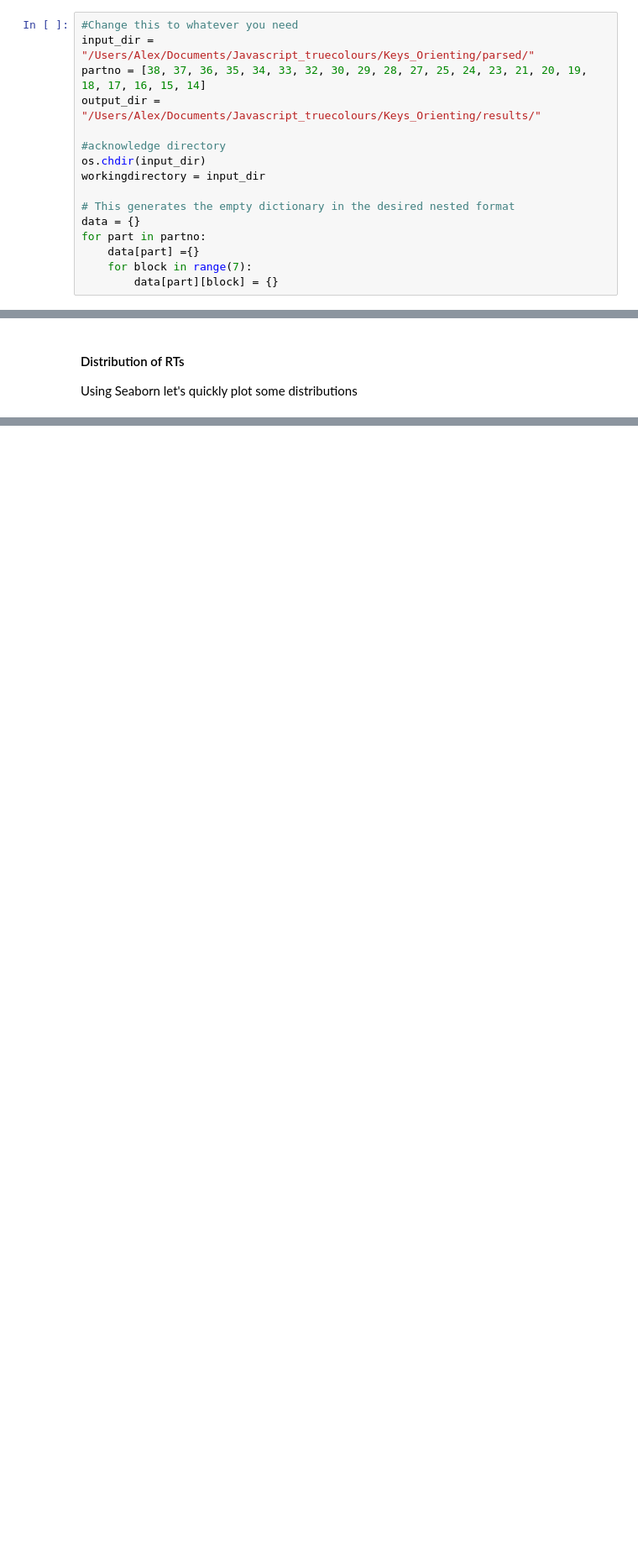
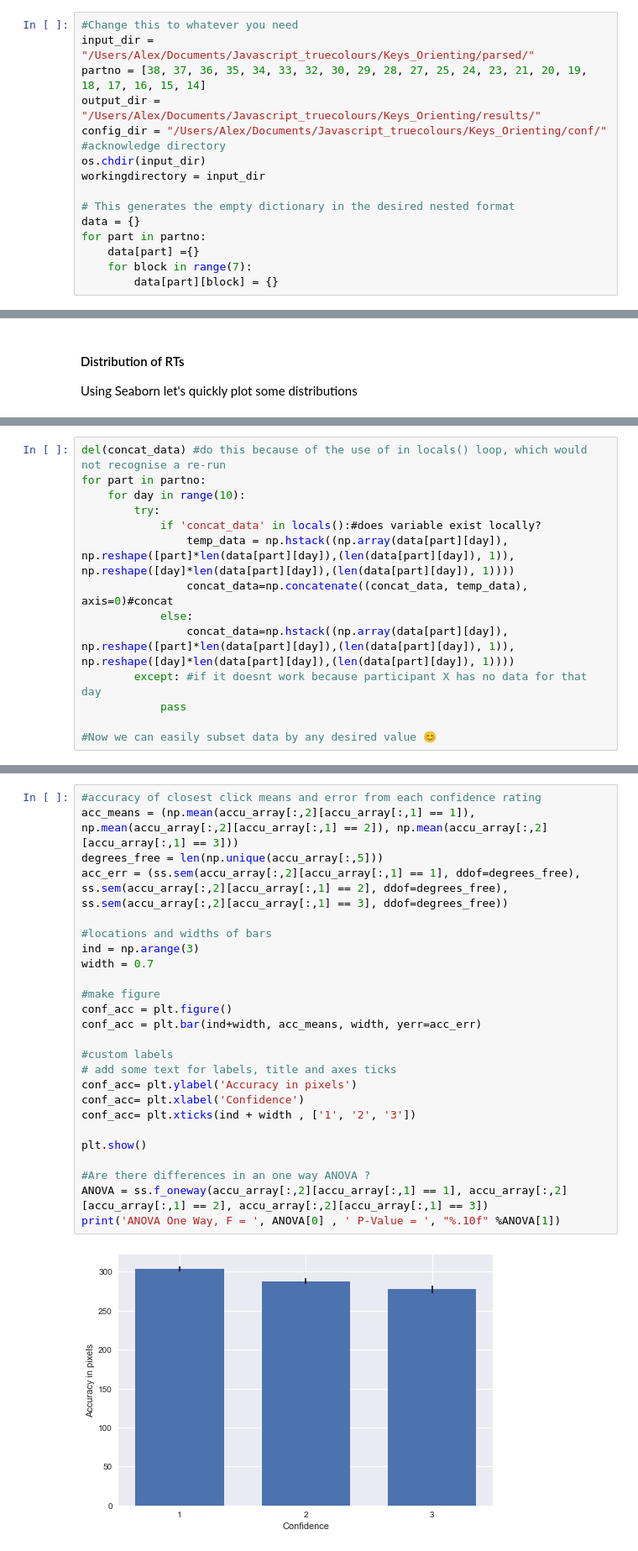
Before and after one commit to u01ai11/sandbox, a Jupyter notebook: Analysis.ipynb, the cells around one changed output, grey strips where cells are left out. Shown at 84% size. Drawn from its saved outputs; the diff is of its cells as text; blank space fills up the shorter version.

```diff
--- a/Analysis.ipynb
+++ b/Analysis.ipynb
@@ -34,7 +57,7 @@ Invoke dictionary for data
 input_dir = "/Users/Alex/Documents/Javascript_truecolours/Keys_Orienting/parsed/"
 partno = [38, 37, 36, 35, 34, 33, 32, 30, 29, 28, 27, 25, 24, 23, 21, 20, 19, 18, 17, 16, 15, 14]
 output_dir = "/Users/Alex/Documents/Javascript_truecolours/Keys_Orienting/results/"
-
+config_dir = "/Users/Alex/Documents/Javascript_truecolours/Keys_Orienting/conf/"
 #acknowledge directory
 os.chdir(input_dir)
 workingdirectory = input_dir
@@ -351,0 +403,14 @@ Now, if we look at the distribution of RT, this looks potentially longer than sh
+# %%
+del(concat_data) #do this because of the use of in locals() loop, which would not recognise a re-run
+for part in partno:
+    for day in range(10):
+        try:
+            if 'concat_data' in locals():#does variable exist locally?
+                temp_data = np.hstack((np.array(data[part][day]), np.reshape([part]*len(data[part][day]),(len(data[part][day]), 1)), np.reshape([day]*len(data[part][day]),(len(data[part][day]), 1))))
+                concat_data=np.concatenate((concat_data, temp_data), axis=0)#concat
+            else:
+                concat_data=np.hstack((np.array(data[part][day]), np.reshape([part]*len(data[part][day]),(len(data[part][day]), 1)), np.reshape([day]*len(data[part][day]),(len(data[part][day]), 1))))
+        except: #if it doesnt work because participant X has no data for that day
+            pass
+
+#Now we can easily subset data by any desired value 😊
@@ -351,0 +528,27 @@ Now, if we look at the distribution of RT, this looks potentially longer than sh
+# %%
+#accuracy of closest click means and error from each confidence rating
+acc_means = (np.mean(accu_array[:,2][accu_array[:,1] == 1]), np.mean(accu_array[:,2][accu_array[:,1] == 2]), np.mean(accu_array[:,2][accu_array[:,1] == 3]))
+degrees_free = len(np.unique(accu_array[:,5]))
+acc_err = (ss.sem(accu_array[:,2][accu_array[:,1] == 1], ddof=degrees_free), ss.sem(accu_array[:,2][accu_array[:,1] == 2], ddof=degrees_free), ss.sem(accu_array[:,2][accu_array[:,1] == 3], ddof=degrees_free))
+
+#locations and widths of bars
+ind = np.arange(3)
+width = 0.7
+
+#make figure
+conf_acc = plt.figure()
+conf_acc = plt.bar(ind+width, acc_means, width, yerr=acc_err)
+
+#custom labels
+# add some text for labels, title and axes ticks
+conf_acc= plt.ylabel('Accuracy in pixels')
+conf_acc= plt.xlabel('Confidence')
+conf_acc= plt.xticks(ind + width , ['1', '2', '3'])
+
+plt.show()
+
+#Are there differences in an one way ANOVA ?
+ANOVA = ss.f_oneway(accu_array[:,2][accu_array[:,1] == 1], accu_array[:,2][accu_array[:,1] == 2], accu_array[:,2][accu_array[:,1] == 3])
+print('ANOVA One Way, F = ', ANOVA[0] , ' P-Value = ', "%.10f" %ANOVA[1])
+# %% [output]
+[figure, added]
```
Also changed, not shown: parts of 33 cells of this notebook.
